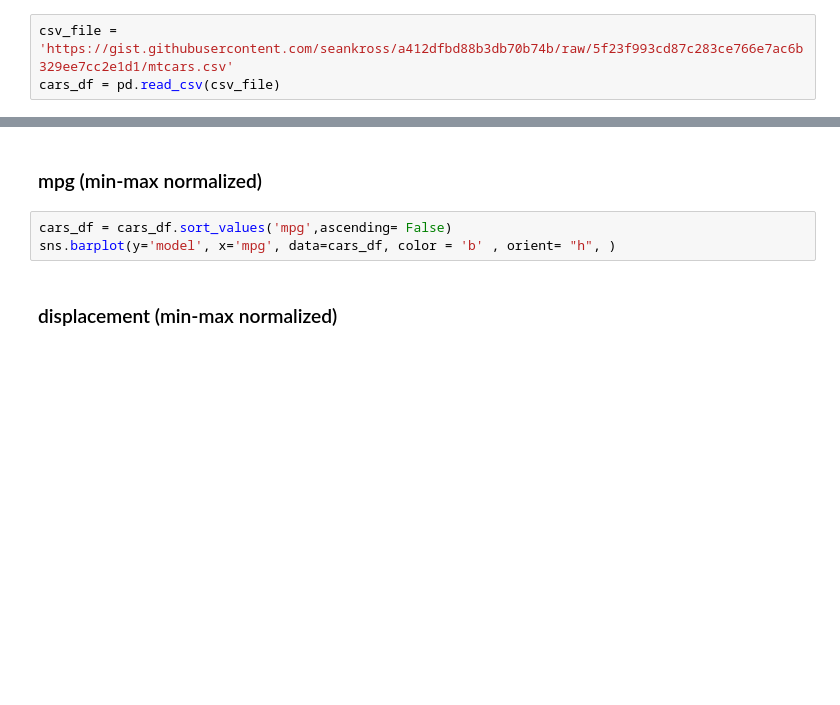
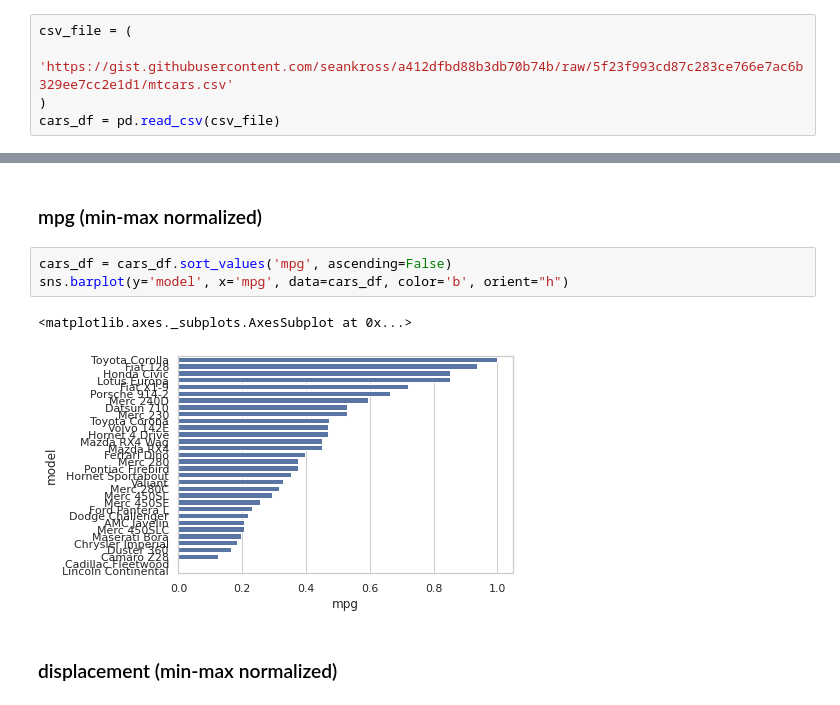
Before and after one commit to pyjanitor-devs/pyjanitor, a Jupyter notebook: examples/notebooks/normalize.ipynb, the cells around one changed output, grey strips where cells are left out. Cells and saved outputs as stored; diff of their text form; blank space fills up the shorter version.

```diff
--- a/examples/notebooks/normalize.ipynb
+++ b/examples/notebooks/normalize.ipynb
@@ -19,7 +19,9 @@ sns.set(style="whitegrid")
 
 We'll use a dataset with fuel efficiency in miles per gallon ("mpg"), engine displacement in cubic centimeters ("disp"), and horsepower ("hp") for a variety of car models.  It's a crazy, but customary, mix of units.
 # %%
-csv_file = 'https://gist.githubusercontent.com/seankross/a412dfbd88b3db70b74b/raw/5f23f993cd87c283ce766e7ac6b329ee7cc2e1d1/mtcars.csv'
+csv_file = (
+    'https://gist.githubusercontent.com/seankross/a412dfbd88b3db70b74b/raw/5f23f993cd87c283ce766e7ac6b329ee7cc2e1d1/mtcars.csv'
+)
 cars_df = pd.read_csv(csv_file)
 # %% [markdown]
 Quantities without units are dangerous, so let's use pyjanitor's `rename_column`...
@@ -62,8 +99,11 @@ The shapes of the bar graphs remain the same, but the horizontal axes show the n
 # %% [markdown]
 ### mpg (min-max normalized)
 # %%
-cars_df = cars_df.sort_values('mpg',ascending= False)
-sns.barplot(y='model', x='mpg', data=cars_df, color = 'b' , orient= "h", )
+cars_df = cars_df.sort_values('mpg', ascending=False)
+sns.barplot(y='model', x='mpg', data=cars_df, color='b', orient="h")
+# %% [output]
+<matplotlib.axes._subplots.AxesSubplot at 0x...>
+[figure, added]
 # %% [markdown]
 ### displacement (min-max normalized)
 # %%
```
Also changed, not shown: parts of 12 cells of this notebook, 20 other files.
